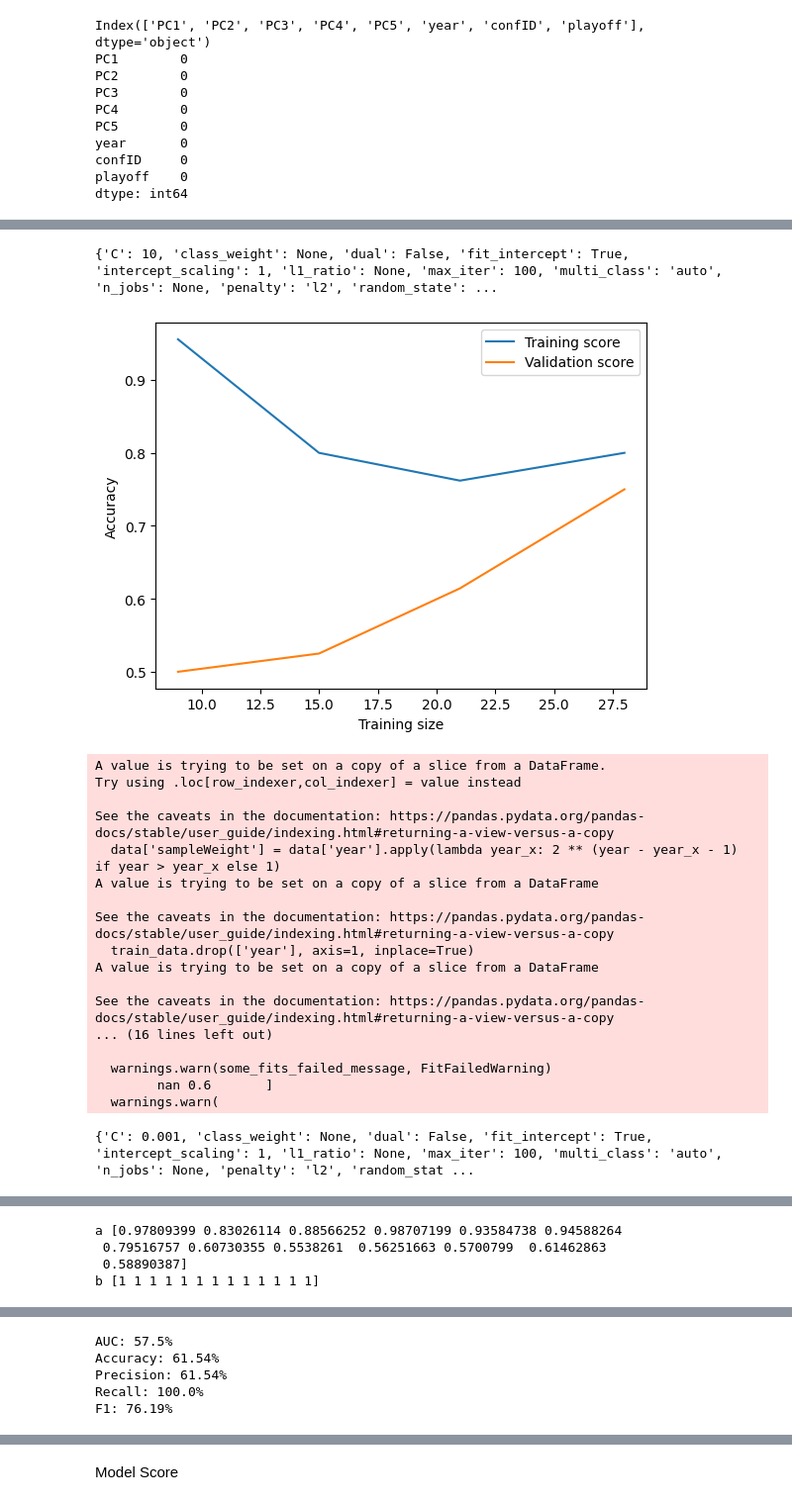
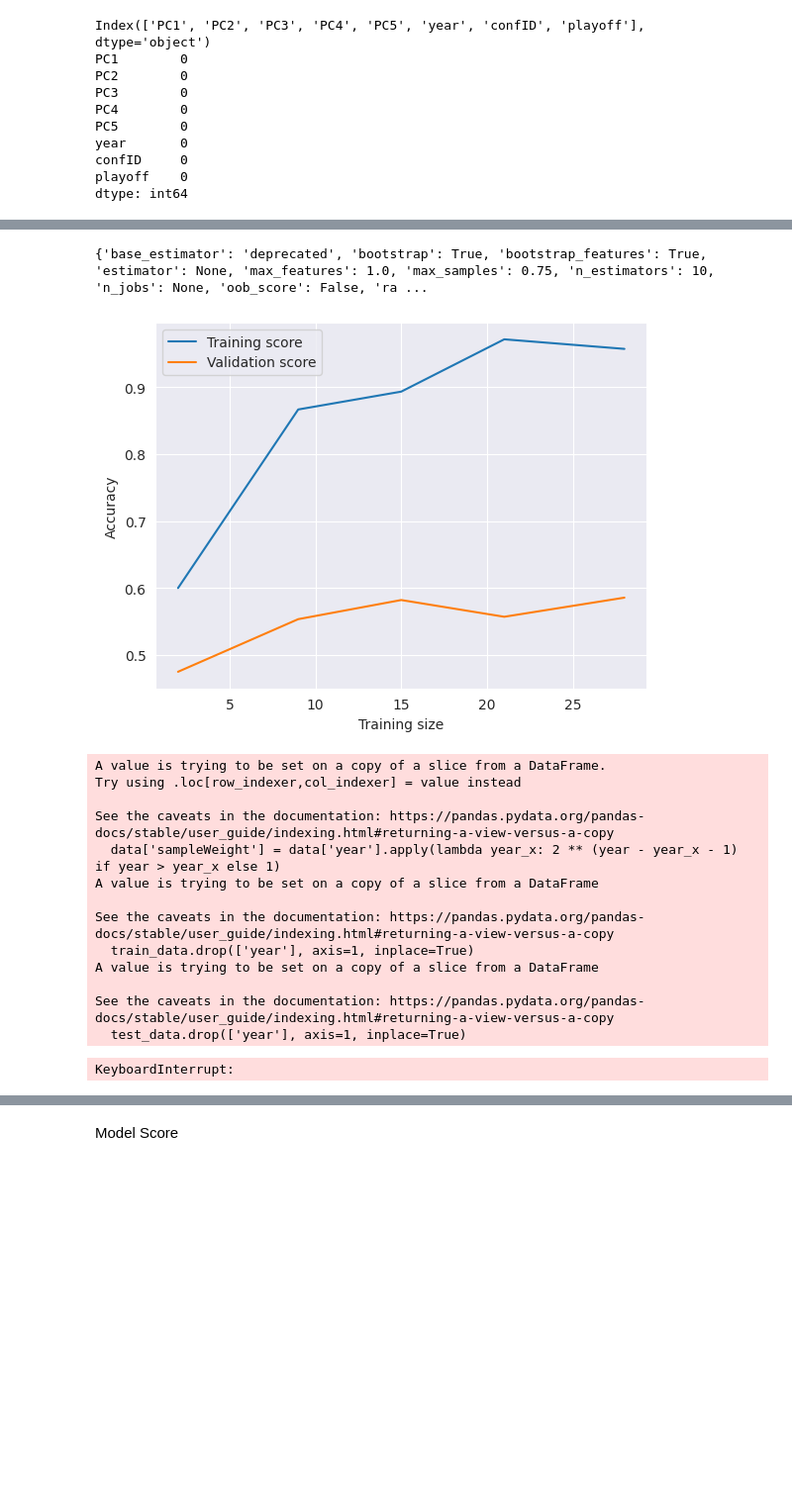
Before and after one commit to DanielRodrigues08/AC-FEUP, a Jupyter notebook: classification.ipynb, the cells around one changed output, grey strips where cells are left out. Shown at 99% size. Cells and saved outputs as stored; diff of their text form; code cells hidden in the pictures; blank space fills up the shorter version.

```diff
--- a/classification.ipynb
+++ b/classification.ipynb
@@ -309,6 +335,7 @@ from sklearn.model_selection import learning_curve
 
 def split_data(df):
     return df[df['confID'] == 0], df[df['confID'] == 1]
+
 
 def train_model_validation(year, model, data, label, param_grid):
     data['sampleWeight'] = data['year'].apply(lambda year_x: 2 ** (year - year_x - 1) if year > year_x else 1)
@@ -330,7 +357,6 @@ def train_model_validation(year, model, data, label, param_grid):
     sample_weight = train_data["sampleWeight"]
     model.set_params(**grid_search.best_params_)
 
-
     model.fit(train_data.drop([label, "sampleWeight"], axis=1), train_data[label])
 
     train_sizes, train_scores, val_scores = learning_curve(model, X_train, y_train, cv=None)
@@ -349,7 +375,6 @@ def train_model_validation(year, model, data, label, param_grid):
     y_prob = model.predict_proba(X_test)
 
     return y_test, y_pred, y_prob
-
 
 
 def train_evaluate_decision_tree_graph(model, data, param_grid):
@@ -378,11 +403,10 @@ def train_evaluate_decision_tree_graph(model, data, param_grid):
     accuracy_scores.append(accuracy)
     years_tested.append(year)
 
-
     return years_tested, accuracy_scores
 
 
-train_evaluate_decision_tree_graph(lr, d, lr_param_grid)
+train_evaluate_decision_tree_graph(bagging, df, bagging_param_grid)
 # %% [output]
 A value is trying to be set on a copy of a slice from a DataFrame
 
@@ -404,5 +428,5 @@ Please also refer to the documentation for alternative solver options:
-{'C': 10, 'class_weight': None, 'dual': False, 'fit_intercept': True, 'intercept_scaling': 1, 'l1_ratio': None, 'max_iter': 100, 'multi_class': 'auto', 'n_jobs': None, 'penalty': 'l2', 'random_state': ...
+{'base_estimator': 'deprecated', 'bootstrap': True, 'bootstrap_features': True, 'estimator': None, 'max_features': 1.0, 'max_samples': 0.75, 'n_estimators': 10, 'n_jobs': None, 'oob_score': False, 'ra ...
-[figure, old version]
+[figure, new version]
 A value is trying to be set on a copy of a slice from a DataFrame.
 Try using .loc[row_indexer,col_indexer] = value instead
 
@@ -415,9 +439,5 @@ See the caveats in the documentation: https://pandas.pydata.org/pandas-docs/stab
 A value is trying to be set on a copy of a slice from a DataFrame
 
 See the caveats in the documentation: https://pandas.pydata.org/pandas-docs/stable/user_guide/indexing.html#returning-a-view-versus-a-copy
-... (16 lines left out)
-
-  warnings.warn(some_fits_failed_message, FitFailedWarning)
-        nan 0.6       ]
-  warnings.warn(
+  test_data.drop(['year'], axis=1, inplace=True)
-{'C': 0.001, 'class_weight': None, 'dual': False, 'fit_intercept': True, 'intercept_scaling': 1, 'l1_ratio': None, 'max_iter': 100, 'multi_class': 'auto', 'n_jobs': None, 'penalty': 'l2', 'random_stat ...
+KeyboardInterrupt:
@@ -425,4 +443,0 @@ See the caveats in the documentation: https://pandas.pydata.org/pandas-docs/stab
-a [0.97809399 0.83026114 0.88566252 0.98707199 0.93584738 0.94588264
- 0.79516757 0.60730355 0.5538261  0.56251663 0.5700799  0.61462863
- 0.58890387]
-b [1 1 1 1 1 1 1 1 1 1 1 1 1]
@@ -431,5 +443,0 @@ b [1 1 1 1 1 1 1 1 1 1 1 1 1]
-AUC: 57.5%
-Accuracy: 61.54%
-Precision: 61.54%
-Recall: 100.0%
-F1: 76.19%
```
Also changed, not shown: parts of 7 cells of this notebook.
